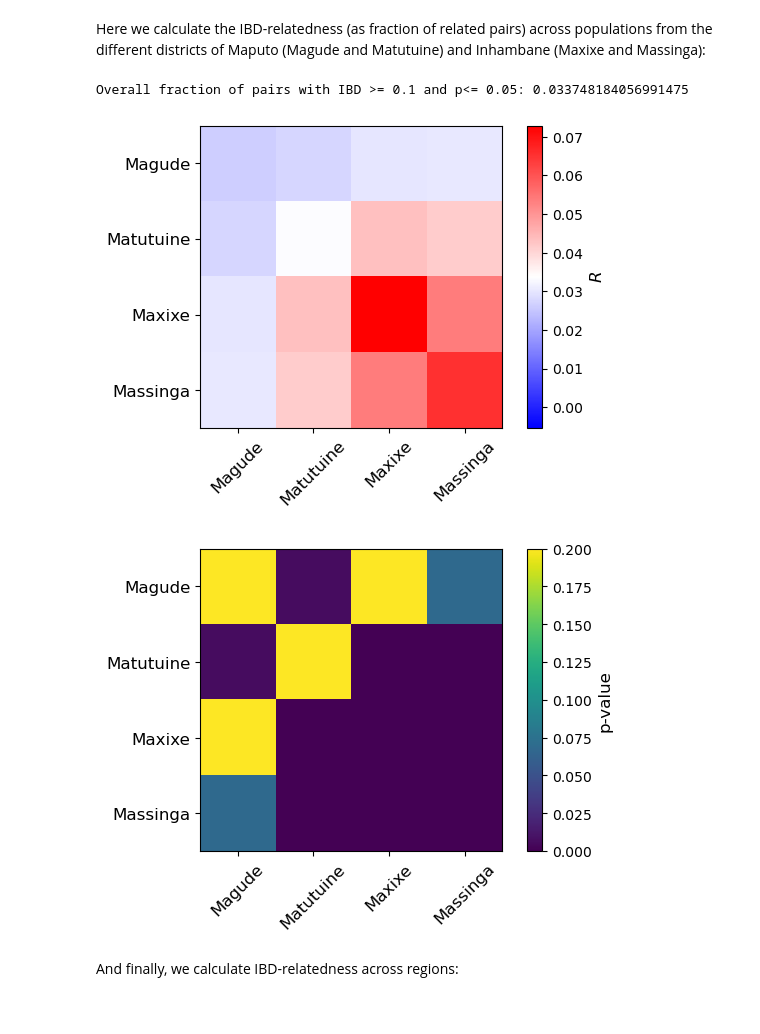
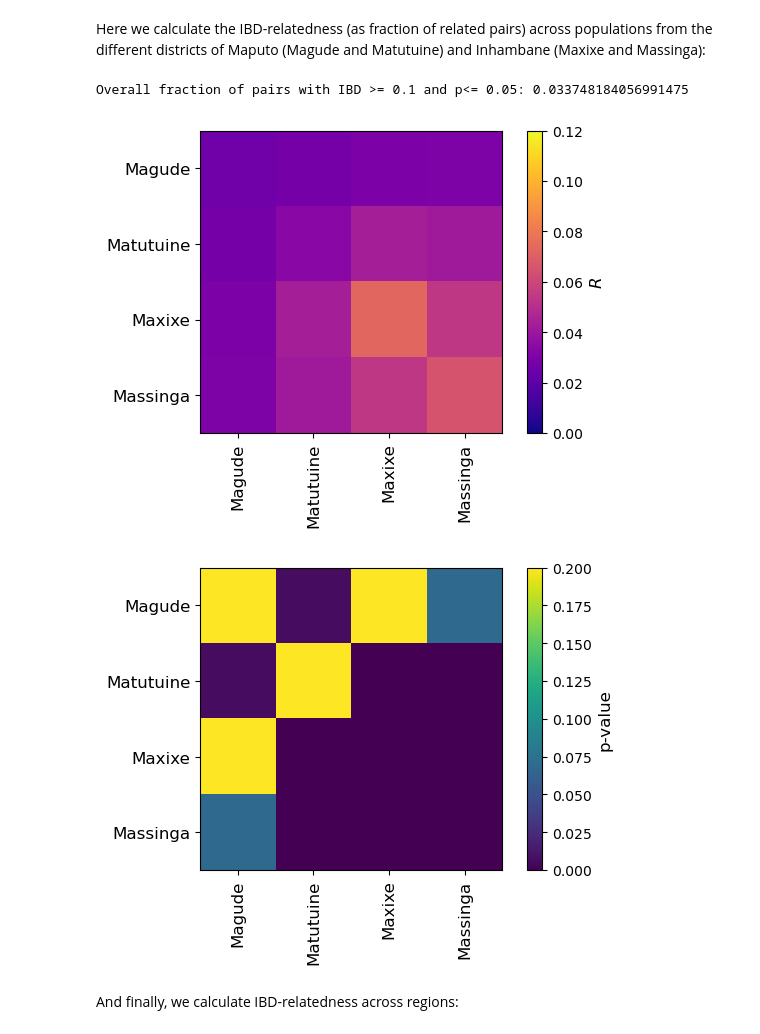
Before and after one commit to arnaupujol/malaria_relatedness_importation, a Jupyter notebook: demos/spatial_relatedness_analysis.ipynb, the cells around one changed output. Drawn from its saved outputs; the diff is of its cells as text; code cells hidden in the pictures.

```diff
--- a/demos/spatial_relatedness_analysis.ipynb
+++ b/demos/spatial_relatedness_analysis.ipynb
@@ -354,31 +460,32 @@ Here we calculate the IBD-relatedness (as fraction of related pairs) across popu
 # %%
 #Define category to define populations
 category_label = 'district'
 #List of populations used in this category
 categories = ['Magude', 'Matutuine', 'Maxixe', \
               'Massinga']
 #Definition of thresholds to define related pairs
 max_p = .05
 min_IBD = 0.1
 
 #We calculate the fraction of related pairs across populations, their p-value of deviation with respect to the
 #fraction overall paris, and the overall fraction.
 ibdfrac_per_cat, ibdfrac_pval_per_cat, overall_high_ibd_frac = high_ibd_frac_per_cat(ibd_res, ibd_res_meta, category_label, \
                                                                                      category_label, \
                                                                                      all_p_res = ibd_pval, ibd_pval_meta = ibd_pval_meta, \
                                                                                      min_IBD = min_IBD, max_p = max_p, \
                                                                                      categories = categories, categories2 = categories, \
                                                                                      verbose = True, perm_pval = False)
 #Parameters to define if we want to save the figure produced
 save_as = None
 #save_as = save_path + "ibd_districts.png"
 #Show the results
 show_ibd_frac_per_cat(ibdfrac_per_cat, overall_high_ibd_frac, ibdfrac_pval_per_cat, min_IBD = min_IBD, max_p = max_p, \
-                     save_as = save_as, cmap_label = r"$R$", subplot_adj=[None, None, None, .25])
+                     save_as = save_as, cmap_label = r"$R$", subplot_adj=[None, None, None, .25], \
+                     vmin = 0, vmax = .12, cmap = 'plasma', xrotation = 90)
 # %% [output]
 Overall fraction of pairs with IBD >= 0.1 and p<= 0.05: 0.033748184056991475
-[figure, old version]
+[figure, new version]
-[figure, old version]
+[figure, new version]
 # %% [markdown]
 And finally, we calculate IBD-relatedness across regions:
 # %%
```
Also changed, not shown: parts of 6 cells of this notebook, 1 other file.
